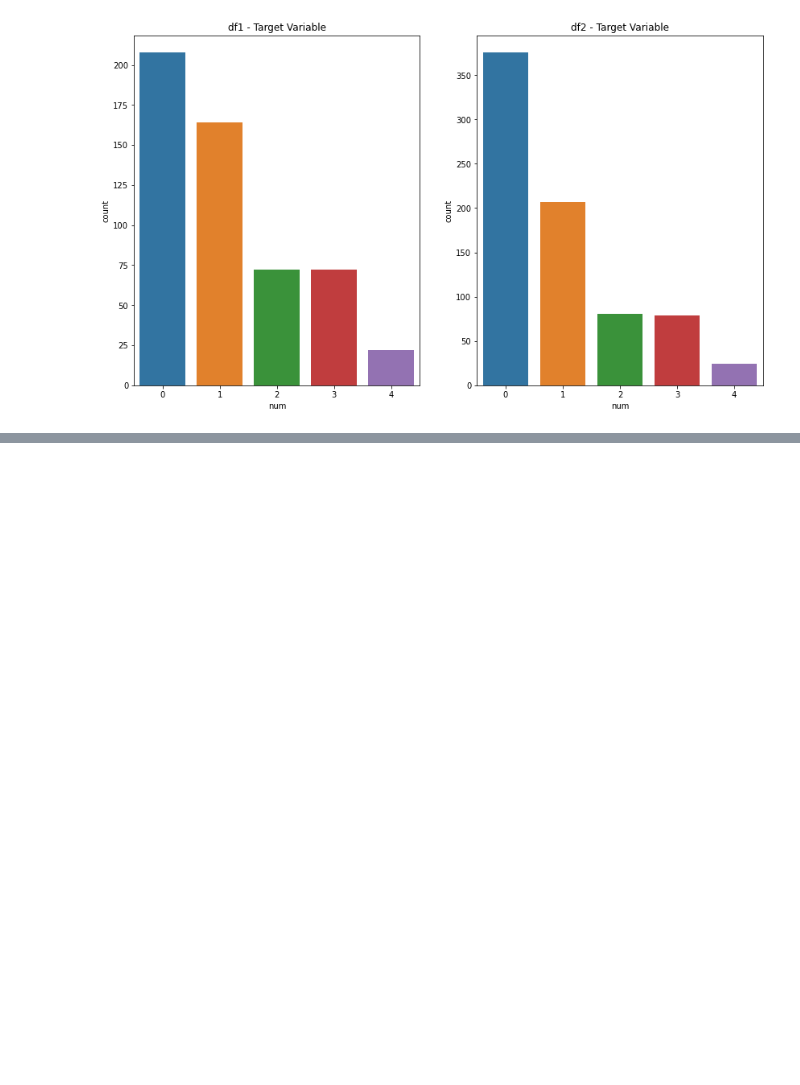
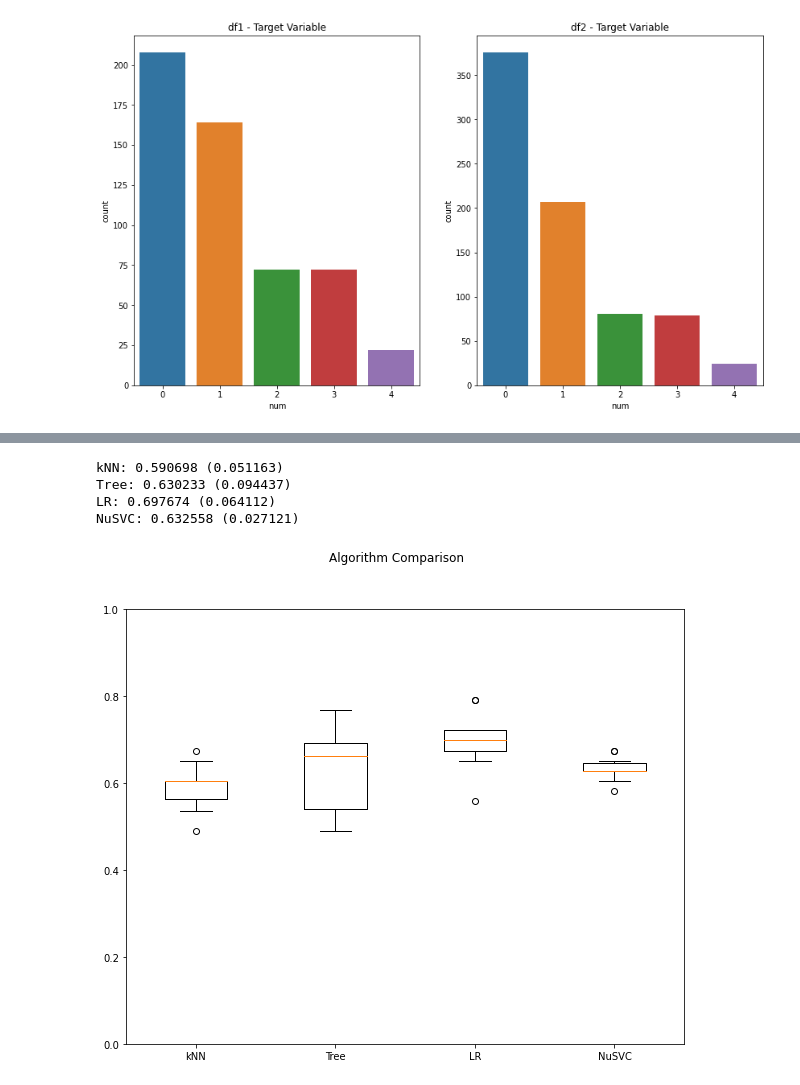
Before and after one commit to m0gr1m/UCI_Heart_Disease, a Jupyter notebook: models.ipynb, the cells around one changed output, grey strips where cells are left out. Drawn from its saved outputs; the diff is of its cells as text; code cells hidden in the pictures; blank space fills up the shorter version.

Commit message:
ending the models

```diff
--- a/models.ipynb
+++ b/models.ipynb
@@ -62,6 +81,49 @@ column_t_2 = make_column_transformer(
     (StandardScaler(), ["age", "trestbps", "chol", "thalch", "oldpeak"]),
     remainder="passthrough"
 )
+# %%
+# Models Dict
+
+models = {"kNN": KNeighborsClassifier(n_neighbors=5),
+          "Tree": DecisionTreeClassifier(),
+          "LR": LogisticRegression(max_iter=10000),
+          "NuSVC": NuSVC(max_iter=10000)}
+
+# Lists for results stores
+
+names = []
+results = []
+
+
+# Loop through models
+
+for name, model in models.items():
+    pipe = Pipeline([
+        ("preProc", column_t_1),
+        ("model", model)
+    ])
+
+    cv_res = cross_val_score(pipe, X1_train, y1_train, cv=10, scoring=make_scorer(recall_score, average='micro'))
+
+    results.append(cv_res)
+    names.append(name)
+    print("%s: %f (%f)" % (name, cv_res.mean(), cv_res.std()))
+
+# boxplot algorithm comparison
+plt.rcParams['figure.figsize'] = [10, 8]
+fig = plt.figure()
+fig.suptitle('Algorithm Comparison')
+ax = fig.add_subplot(111)  # all on the same box
+plt.boxplot(results)
+ax.set_xticklabels(names)
+plt.ylim(0, 1)
+plt.show()
+# %% [output]
+kNN: 0.590698 (0.051163)
+Tree: 0.630233 (0.094437)
+LR: 0.697674 (0.064112)
+NuSVC: 0.632558 (0.027121)
+[figure, added]
 # %%
 # Models Dict
 
```
Also changed, not shown: parts of 17 cells of this notebook, 1 other file.
